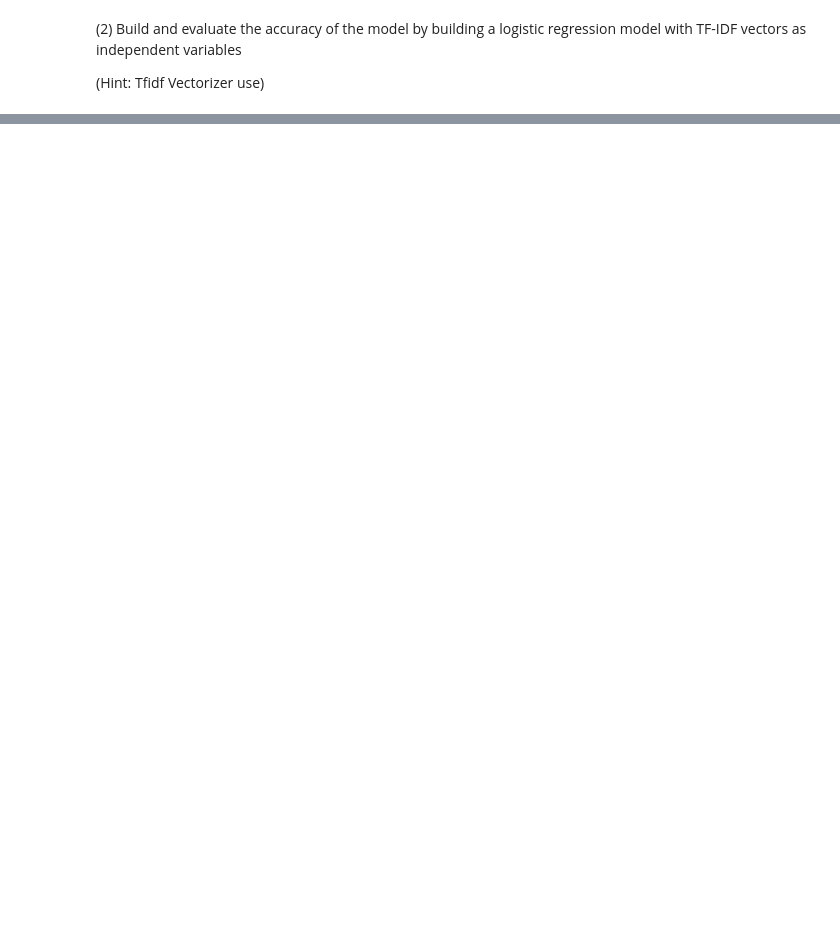
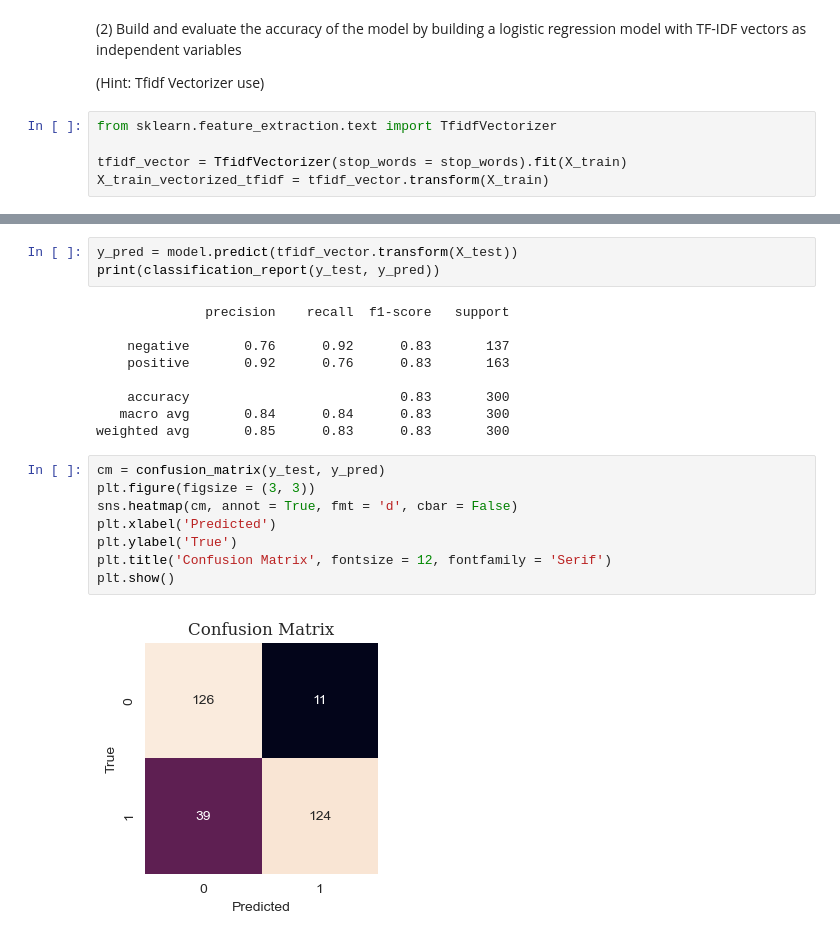
Before and after one commit to Tommylee1013/Webscraping, a Jupyter notebook: Homeworks/Homework04.ipynb, the cells around one changed output, grey strips where cells are left out. Drawn from its saved outputs; the diff is of its cells as text; blank space fills up the shorter version.

```diff
--- a/Homeworks/Homework04.ipynb
+++ b/Homeworks/Homework04.ipynb
@@ -29,3 +336,8 @@ Build and evaluate model accuracy. ( Hint: CounterVectorizer use )
 (2) Build and evaluate the accuracy of the model by building a logistic regression model with TF-IDF vectors as independent variables
 
 (Hint: Tfidf Vectorizer use)
+# %%
+from sklearn.feature_extraction.text import TfidfVectorizer
+
+tfidf_vector = TfidfVectorizer(stop_words = stop_words).fit(X_train)
+X_train_vectorized_tfidf = tfidf_vector.transform(X_train)
@@ -31,0 +357,22 @@ Build and evaluate model accuracy. ( Hint: CounterVectorizer use )
+# %%
+y_pred = model.predict(tfidf_vector.transform(X_test))
+print(classification_report(y_test, y_pred))
+# %% [output]
+              precision    recall  f1-score   support
+
+    negative       0.76      0.92      0.83       137
+    positive       0.92      0.76      0.83       163
+
+    accuracy                           0.83       300
+   macro avg       0.84      0.84      0.83       300
+weighted avg       0.85      0.83      0.83       300
+# %%
+cm = confusion_matrix(y_test, y_pred)
+plt.figure(figsize = (3, 3))
+sns.heatmap(cm, annot = True, fmt = 'd', cbar = False)
+plt.xlabel('Predicted')
+plt.ylabel('True')
+plt.title('Confusion Matrix', fontsize = 12, fontfamily = 'Serif')
+plt.show()
+# %% [output]
+[figure, added]
```
Also changed, not shown: parts of 48 cells of this notebook.
